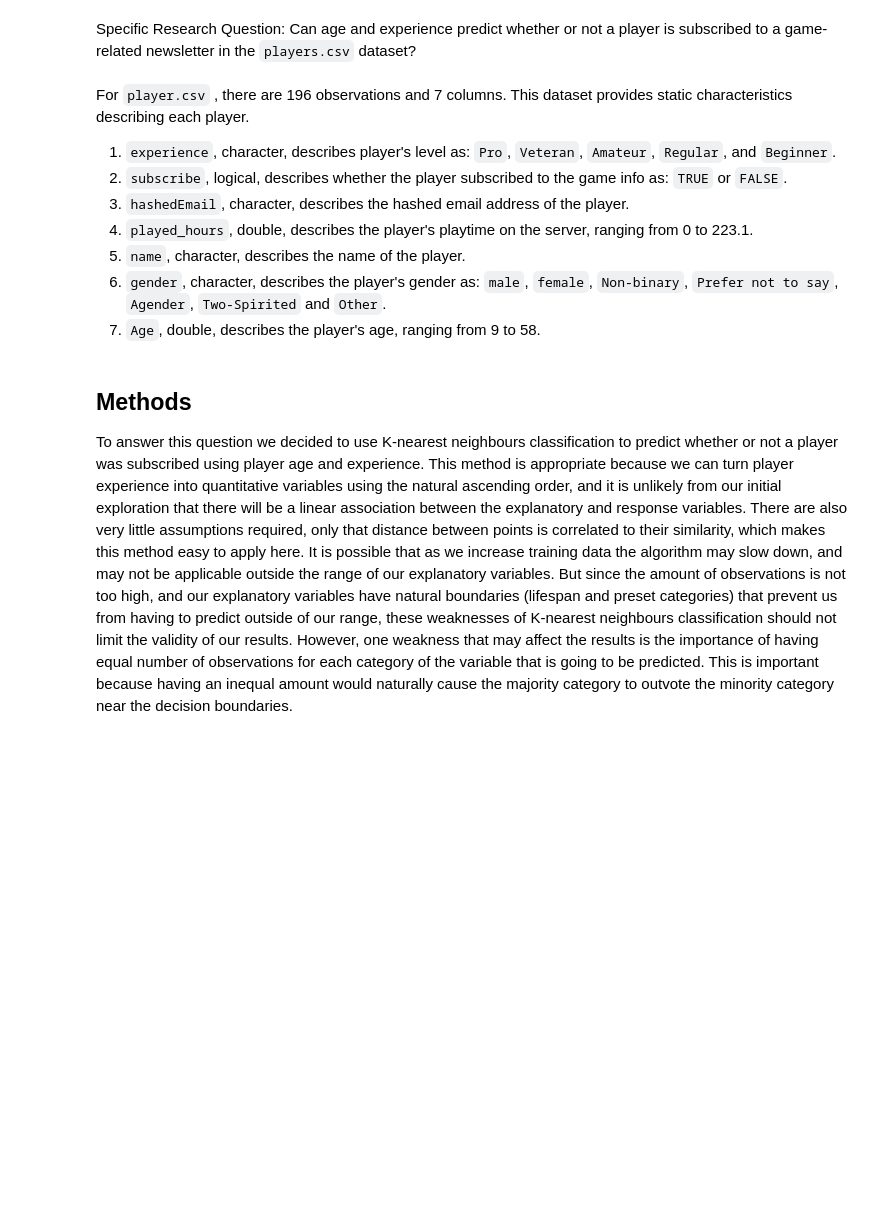
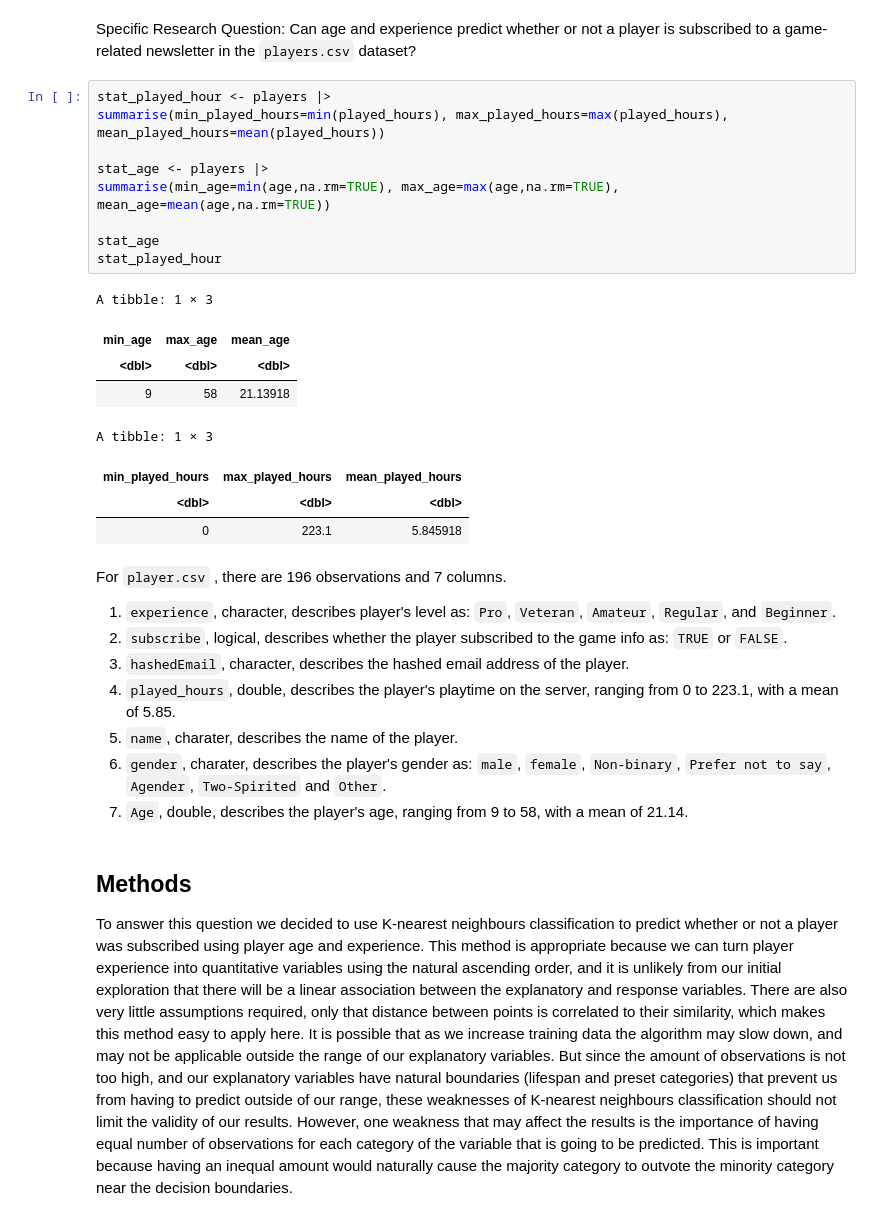
Before and after one commit to Mantoj130/Data-Science-Project, a Jupyter notebook: FinalReport.ipynb, the cells around one changed output. Saved outputs shown, nothing was run; the diff lists cells and outputs as text; blank space fills up the shorter version.

Commit message:
Add mean and process in introduction

```diff
--- a/FinalReport.ipynb
+++ b/FinalReport.ipynb
@@ -12,15 +52,33 @@ Using the collected dataset, we aim to address a set of broad research questions
 Broad Question 1: What player characteristics and behaviours are most predictive of subscribing to a game-related newsletter, and how do these features differ between various player types?
 # %% [markdown]
 Specific Research Question: Can age and experience predict whether or not a player is subscribed to a game-related newsletter in the `players.csv` dataset?
+# %%
+stat_played_hour <- players |>
+summarise(min_played_hours=min(played_hours), max_played_hours=max(played_hours), mean_played_hours=mean(played_hours))
+
+stat_age <- players |>
+summarise(min_age=min(age,na.rm=TRUE), max_age=max(age,na.rm=TRUE), mean_age=mean(age,na.rm=TRUE))
+
+stat_age
+stat_played_hour
+# %% [output]
+A tibble: 1 × 3
+| min_age | max_age | mean_age |
+| <dbl> | <dbl> | <dbl> |
+| 9 | 58 | 21.13918 |
+A tibble: 1 × 3
+| min_played_hours | max_played_hours | mean_played_hours |
+| <dbl> | <dbl> | <dbl> |
+| 0 | 223.1 | 5.845918 |
 # %% [markdown]
-For `player.csv` , there are 196 observations and 7 columns. This dataset provides static characteristics describing each player.
+For `player.csv` , there are 196 observations and 7 columns.
 1. `experience`, character, describes player's level as: `Pro`, `Veteran`, `Amateur`, `Regular`, and `Beginner`.
 2. `subscribe`, logical, describes whether the player subscribed to the game info as: `TRUE` or `FALSE`.
 3. `hashedEmail`, character, describes the hashed email address of the player.
-4. `played_hours`, double, describes the player's playtime on the server, ranging from 0 to 223.1.
-5. `name`, character, describes the name of the player.
-6. `gender`, character, describes the player's gender as: `male`, `female`, `Non-binary`, `Prefer not to say`, `Agender`, `Two-Spirited` and `Other`.
-7. `Age`, double, describes the player's age, ranging from 9 to 58.
+4. `played_hours`, double, describes the player's playtime on the server, ranging from 0 to 223.1, with a mean of 5.85.
+5. `name`, charater, describes the name of the player.
+6. `gender`, charater, describes the player's gender as: `male`, `female`, `Non-binary`, `Prefer not to say`, `Agender`, `Two-Spirited` and `Other`.
+7. `Age`, double, describes the player's age, ranging from 9 to 58, with a mean of 21.14.
 # %% [markdown]
 ## Methods
 To answer this question we decided to use K-nearest neighbours classification to predict whether or not a player was subscribed using player age and experience. This method is appropriate because we can turn player experience into quantitative variables using the natural ascending order, and it is unlikely from our initial exploration that there will be a linear association between the explanatory and response variables. There are also very little assumptions required, only that distance between points is correlated to their similarity, which makes this method easy to apply here. It is possible that as we increase training data the algorithm may slow down, and may not be applicable outside the range of our explanatory variables. But since the amount of observations is not too high, and our explanatory variables have natural boundaries (lifespan and preset categories) that prevent us from having to predict outside of our range, these weaknesses of K-nearest neighbours classification should not limit the validity of our results. However, one weakness that may affect the results is the importance of having equal number of observations for each category of the variable that is going to be predicted. This is important because having an inequal amount would naturally cause the majority category to outvote the minority category near the decision boundaries.
```
Also changed, not shown: parts of 7 cells of this notebook.
